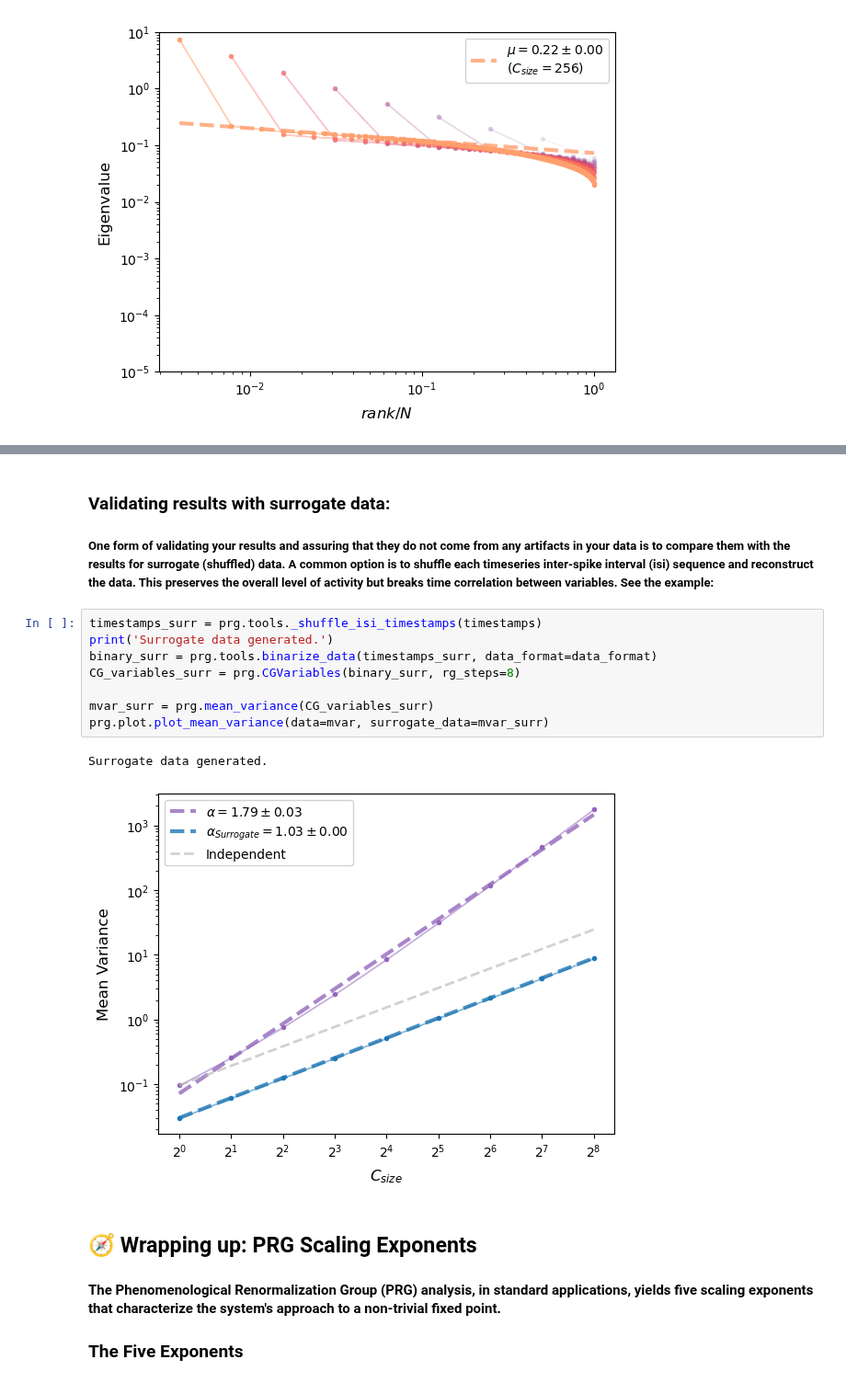
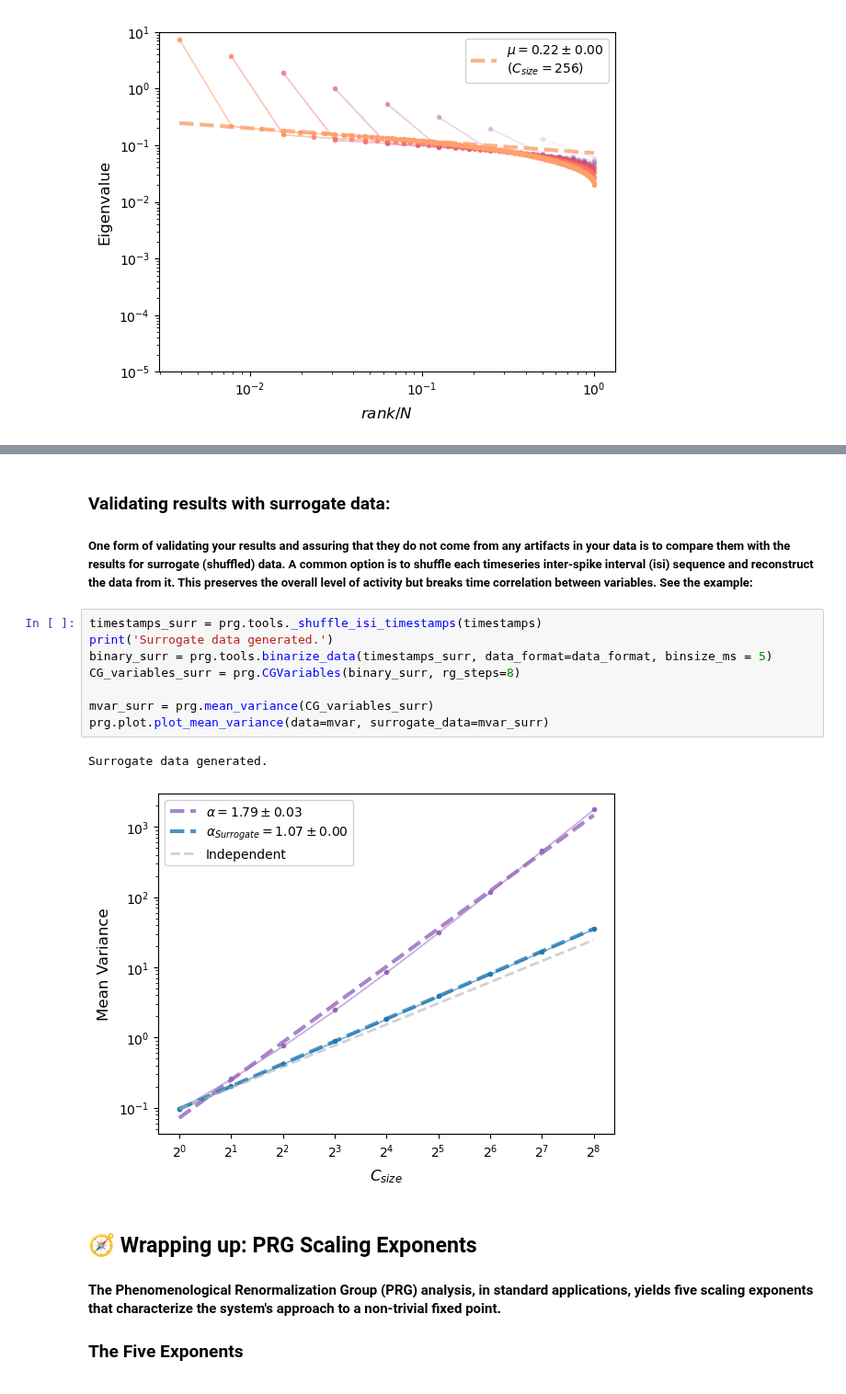
Before and after one commit to Damiaom/prg_toolbox, a Jupyter notebook: example_notebooks/but_what_does_PRG_do.ipynb, the cells around one changed output, grey strips where cells are left out. Shown at 92% size. Cells and saved outputs as stored; diff of their text form.

```diff
--- a/example_notebooks/but_what_does_PRG_do.ipynb
+++ b/example_notebooks/but_what_does_PRG_do.ipynb
@@ -166,18 +166,18 @@ prg.plot.plot_activity_distribution(actdist)
 # %% [markdown]
 ### Validating results with surrogate data:
 
-##### One form of validating your results and assuring that they do not come from any artifacts in your data is to compare them with the results for surrogate (shuffled) data. A common option is to shuffle each timeseries inter-spike interval (isi) sequence and reconstruct the data. This preserves the overall level of activity but breaks time correlation between variables. See the example:
+##### One form of validating your results and assuring that they do not come from any artifacts in your data is to compare them with the results for surrogate (shuffled) data. A common option is to shuffle each timeseries inter-spike interval (isi) sequence and reconstruct the data from it. This preserves the overall level of activity but breaks time correlation between variables. See the example:
 # %%
 timestamps_surr = prg.tools._shuffle_isi_timestamps(timestamps)
 print('Surrogate data generated.')
-binary_surr = prg.tools.binarize_data(timestamps_surr, data_format=data_format)
+binary_surr = prg.tools.binarize_data(timestamps_surr, data_format=data_format, binsize_ms = 5)
 CG_variables_surr = prg.CGVariables(binary_surr, rg_steps=8)
 
 mvar_surr = prg.mean_variance(CG_variables_surr)
 prg.plot.plot_mean_variance(data=mvar, surrogate_data=mvar_surr)
 # %% [output]
 Surrogate data generated.
-[figure, old version]
+[figure, new version]
 # %% [markdown]
 ## 🧭 Wrapping up: PRG Scaling Exponents
 
```
Also changed, not shown: parts of 6 cells of this notebook, 1 other file.
